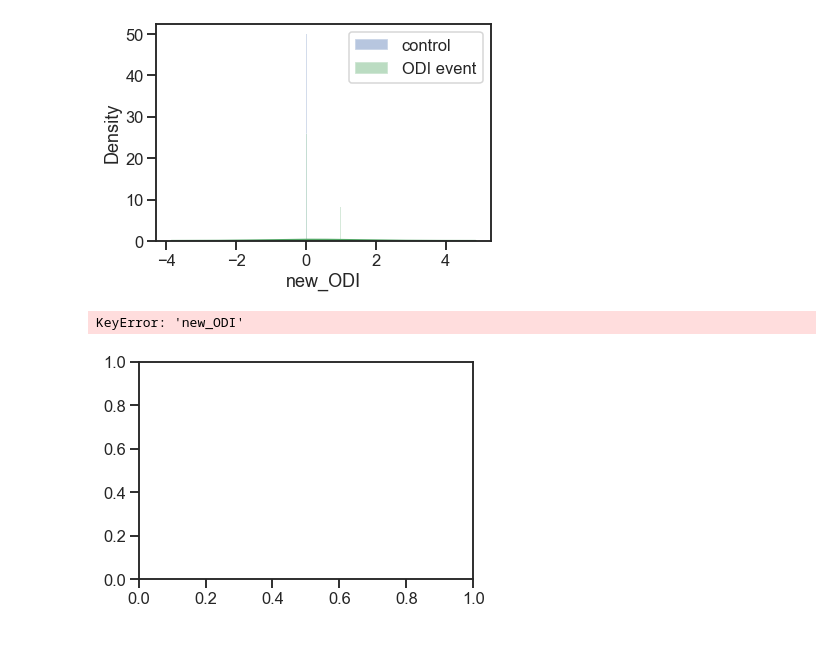
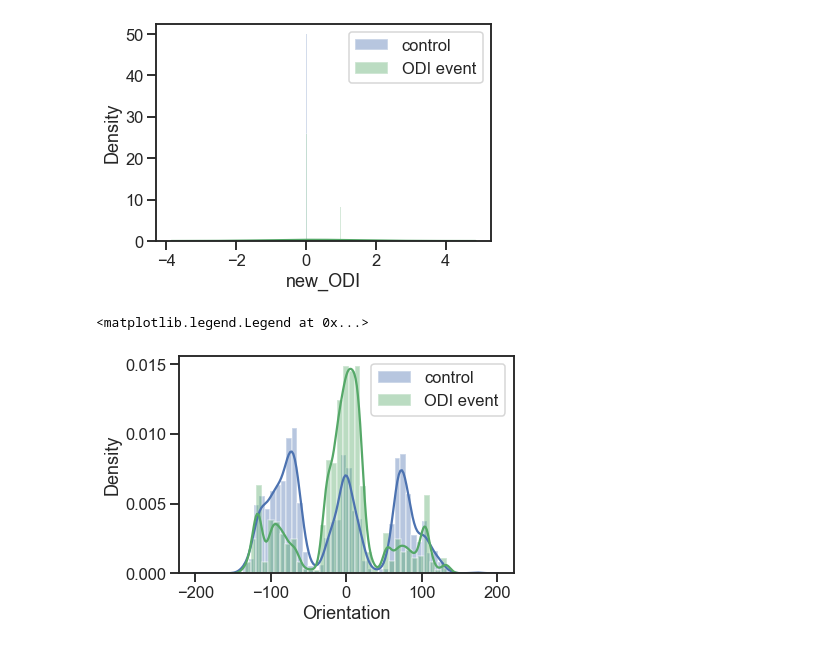
Before and after one commit to kimberlymcm/digitalhealth_project, a Jupyter notebook: src/Sleep_Position_O2_investigation_20200628_Sp02_92_for_blog.ipynb, the cells around one changed output. Saved outputs shown, nothing was run; the diff lists cells and outputs as text; code cells hidden in the pictures.

```diff
--- a/src/Sleep_Position_O2_investigation_20200628_Sp02_92_for_blog.ipynb
+++ b/src/Sleep_Position_O2_investigation_20200628_Sp02_92_for_blog.ipynb
@@ -310,14 +310,15 @@ for feature in features:
 [figure]
 # %%
 # Make a better plot of orientation
-df_to_use = df[["ODI", "Orientation"]].dropna()
+feature = "Orientation"
+df_to_use = df[["ODI", feature]].dropna()
 
 fig, ax = plt.subplots()
 sns.distplot(df_to_use.loc[df_to_use["ODI"] == 0, feature],
-            ax=ax, kde_kws={'bw': 3}, label="control")
+            ax=ax, kde_kws={'bw': 0.1}, label="control")
 sns.distplot(df_to_use.loc[df_to_use["ODI"] == 1, feature],
-                ax=ax, color='g', kde_kws={'bw': 3}, label="ODI event")
+                ax=ax, color='g', kde_kws={'bw': 0.1}, label="ODI event")
 ax.legend()
 # %% [output]
-KeyError: 'new_ODI'
+<matplotlib.legend.Legend at 0x...>
-[figure, old version]
+[figure, new version]
```
Also changed, not shown: 3 other files.
